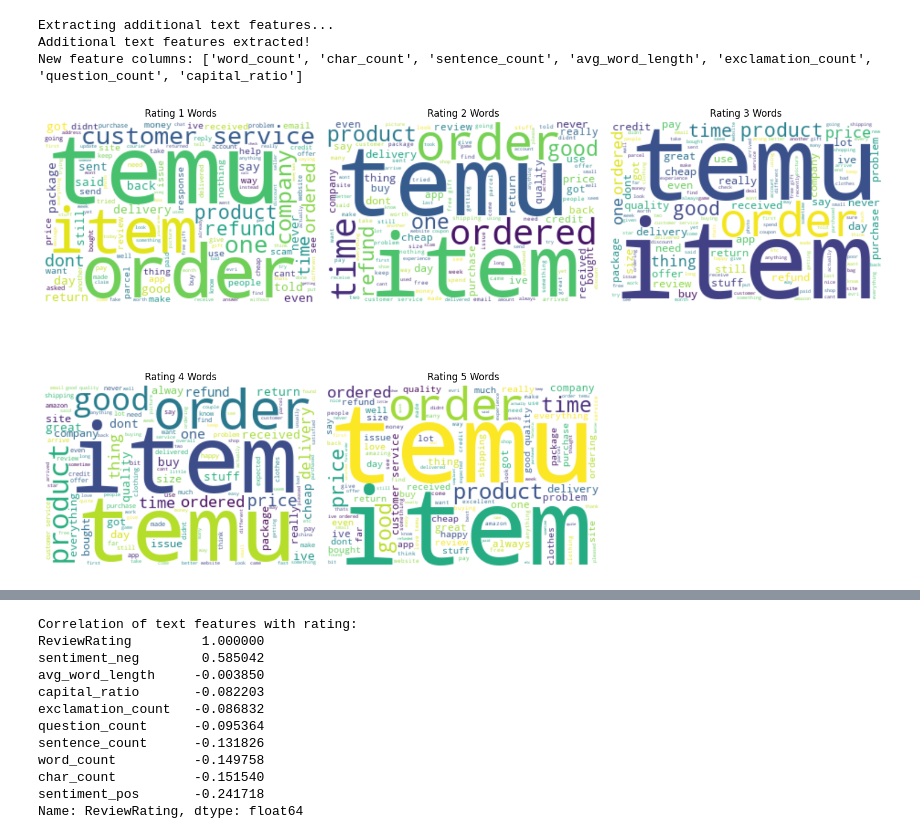
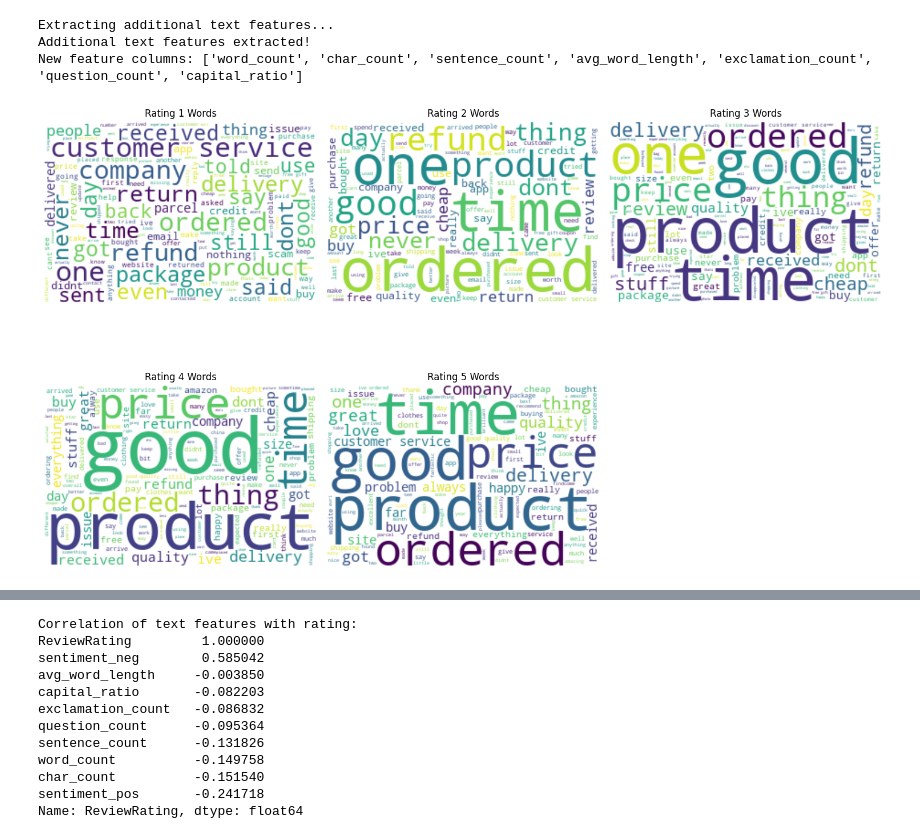
Before and after one commit to codeByFrank/ai-star-rating-prediction-for-supply-chain, a Jupyter notebook: notebooks/02_text_preprocessing.ipynb, the cells around one changed output, grey strips where cells are left out. Saved outputs shown, nothing was run; the diff lists cells and outputs as text; code cells hidden in the pictures.

Commit message:
edited word clouds in text preprocessing

```diff
--- a/notebooks/02_text_preprocessing.ipynb
+++ b/notebooks/02_text_preprocessing.ipynb
@@ -481,30 +481,44 @@ New feature columns: ['word_count', 'char_count', 'sentence_count', 'avg_word_le
 # %%
 # =============================================================================
 # Cell 15: Word Cloud Visualization
 # =============================================================================
+custom_stopwords = {"temu", "item", "order"}
+
+from wordcloud import STOPWORDS
+stopwords = STOPWORDS.union(custom_stopwords)
 
 # Create word clouds for different ratings
 fig, axes = plt.subplots(2, 3, figsize=(15, 10))
 axes = axes.flatten()
 
 for i, rating in enumerate([1, 2, 3, 4, 5]):
-    rating_text = ' '.join(df[df['ReviewRating'] == rating]['processed_text'].dropna())
+    rating_text = ' '.join(
+        df[df["ReviewRating"] == rating]["processed_text"].dropna()
+    )
+    if rating_text:
+        wordcloud = WordCloud(
+            width=300,
+            height=200,
+            background_color="white",
+            stopwords=stopwords
+        ).generate(rating_text)
 
-    if rating_text:
-        wordcloud = WordCloud(width=300, height=200, background_color='white').generate(rating_text)
-        axes[i].imshow(wordcloud, interpolation='bilinear')
-        axes[i].set_title(f'Rating {rating} Words')
-        axes[i].axis('off')
+        axes[i].imshow(wordcloud, interpolation="bilinear")
+        axes[i].set_title(f"Rating {rating} Words")
+        axes[i].axis("off")
     else:
-        axes[i].text(0.5, 0.5, f'No data for rating {rating}',
-                    transform=axes[i].transAxes, ha='center', va='center')
-        axes[i].set_title(f'Rating {rating} Words')
-        axes[i].axis('off')
+        axes[i].text(
+            0.5, 0.5,
+            f"No data for rating {rating}",
+            transform=axes[i].transAxes,
+            ha="center",
+            va="center",
+        )
+        axes[i].set_title(f"Rating {rating} Words")
+        axes[i].axis("off")
 
-# Remove empty subplot
 axes[5].remove()
-
 plt.tight_layout()
 plt.show()
 # %% [output]
-[figure, old version]
+[figure, new version]
```
Also changed, not shown: parts of 5 cells of this notebook, 1 other file.
